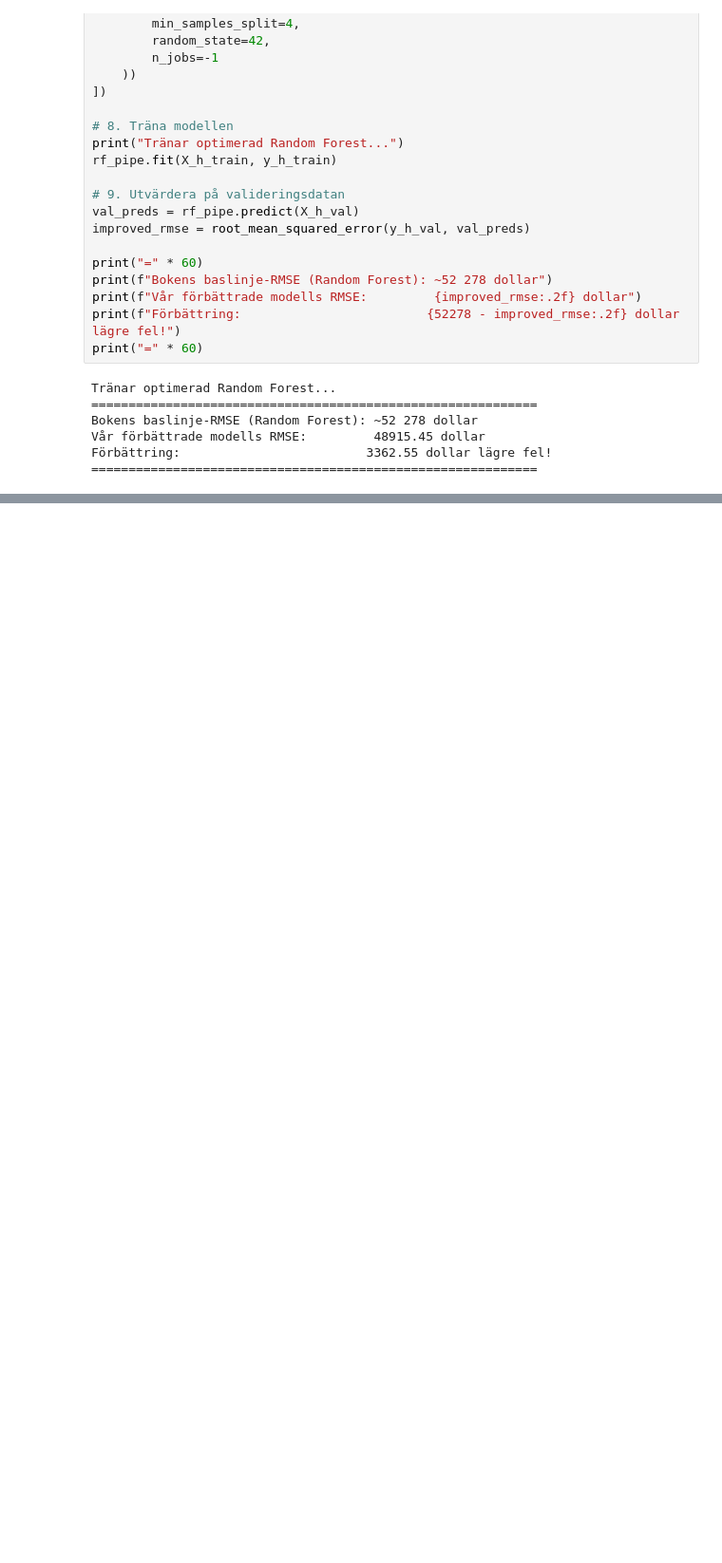
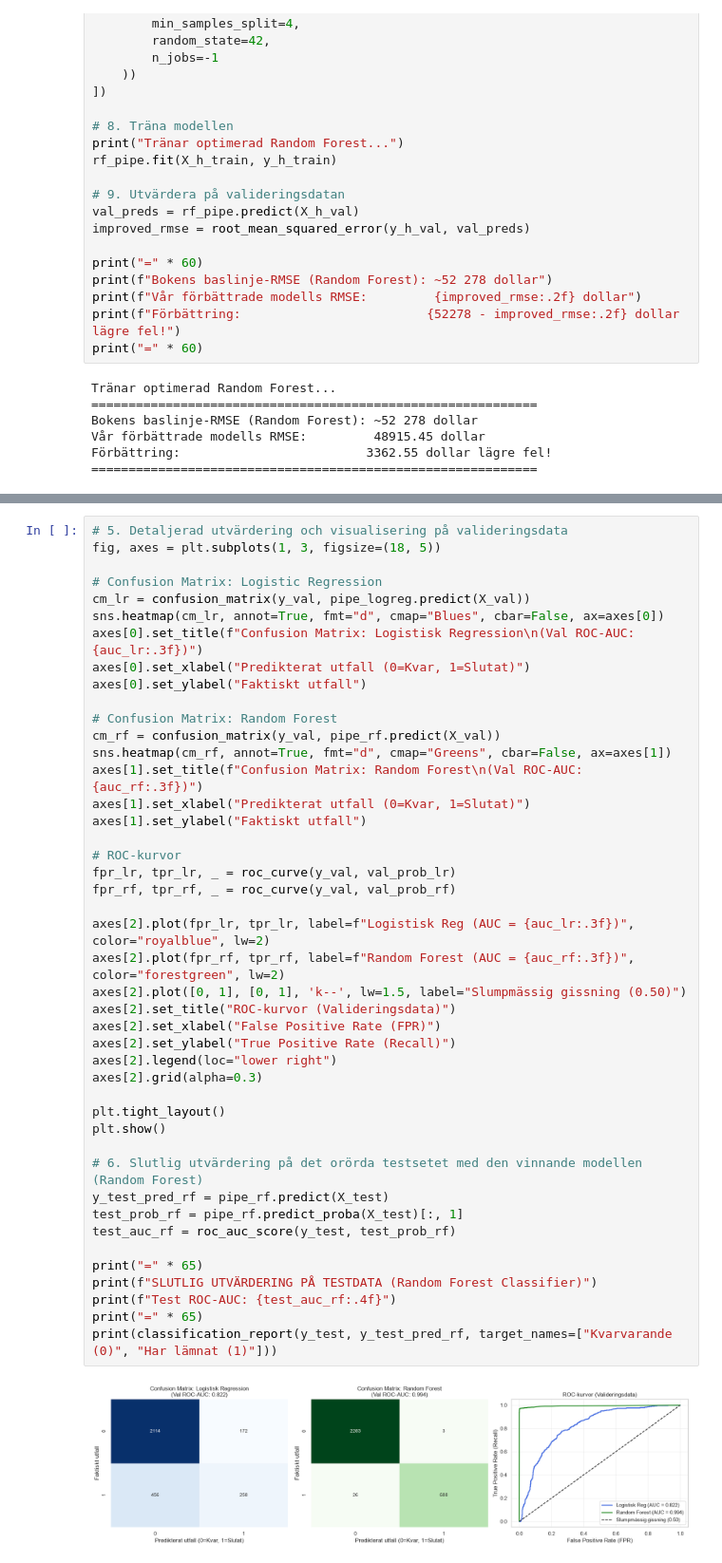
Before and after one commit to OskarUNLEASHED/-vningsuppgifter, a Jupyter notebook: Kunskapskontroll_1.ipynb, the cells around one changed output, grey strips where cells are left out. Shown at 95% size. Saved outputs shown, nothing was run; the diff lists cells and outputs as text; blank space fills up the shorter version.

```diff
--- a/Kunskapskontroll_1.ipynb
+++ b/Kunskapskontroll_1.ipynb
@@ -558,0 +1179,46 @@ Förbättring:                         3362.55 dollar lägre fel!
+# %%
+# 5. Detaljerad utvärdering och visualisering på valideringsdata
+fig, axes = plt.subplots(1, 3, figsize=(18, 5))
+
+# Confusion Matrix: Logistic Regression
+cm_lr = confusion_matrix(y_val, pipe_logreg.predict(X_val))
+sns.heatmap(cm_lr, annot=True, fmt="d", cmap="Blues", cbar=False, ax=axes[0])
+axes[0].set_title(f"Confusion Matrix: Logistisk Regression\n(Val ROC-AUC: {auc_lr:.3f})")
+axes[0].set_xlabel("Predikterat utfall (0=Kvar, 1=Slutat)")
+axes[0].set_ylabel("Faktiskt utfall")
+
+# Confusion Matrix: Random Forest
+cm_rf = confusion_matrix(y_val, pipe_rf.predict(X_val))
+sns.heatmap(cm_rf, annot=True, fmt="d", cmap="Greens", cbar=False, ax=axes[1])
+axes[1].set_title(f"Confusion Matrix: Random Forest\n(Val ROC-AUC: {auc_rf:.3f})")
+axes[1].set_xlabel("Predikterat utfall (0=Kvar, 1=Slutat)")
+axes[1].set_ylabel("Faktiskt utfall")
+
+# ROC-kurvor
+fpr_lr, tpr_lr, _ = roc_curve(y_val, val_prob_lr)
+fpr_rf, tpr_rf, _ = roc_curve(y_val, val_prob_rf)
+
+axes[2].plot(fpr_lr, tpr_lr, label=f"Logistisk Reg (AUC = {auc_lr:.3f})", color="royalblue", lw=2)
+axes[2].plot(fpr_rf, tpr_rf, label=f"Random Forest (AUC = {auc_rf:.3f})", color="forestgreen", lw=2)
+axes[2].plot([0, 1], [0, 1], 'k--', lw=1.5, label="Slumpmässig gissning (0.50)")
+axes[2].set_title("ROC-kurvor (Valideringsdata)")
+axes[2].set_xlabel("False Positive Rate (FPR)")
+axes[2].set_ylabel("True Positive Rate (Recall)")
+axes[2].legend(loc="lower right")
+axes[2].grid(alpha=0.3)
+
+plt.tight_layout()
+plt.show()
+
+# 6. Slutlig utvärdering på det orörda testsetet med den vinnande modellen (Random Forest)
+y_test_pred_rf = pipe_rf.predict(X_test)
+test_prob_rf = pipe_rf.predict_proba(X_test)[:, 1]
+test_auc_rf = roc_auc_score(y_test, test_prob_rf)
+
+print("=" * 65)
+print(f"SLUTLIG UTVÄRDERING PÅ TESTDATA (Random Forest Classifier)")
+print(f"Test ROC-AUC: {test_auc_rf:.4f}")
+print("=" * 65)
+print(classification_report(y_test, y_test_pred_rf, target_names=["Kvarvarande (0)", "Har lämnat (1)"]))
+# %% [output]
+[figure, added]
```
Also changed, not shown: parts of 44 cells of this notebook, 1 other file.
